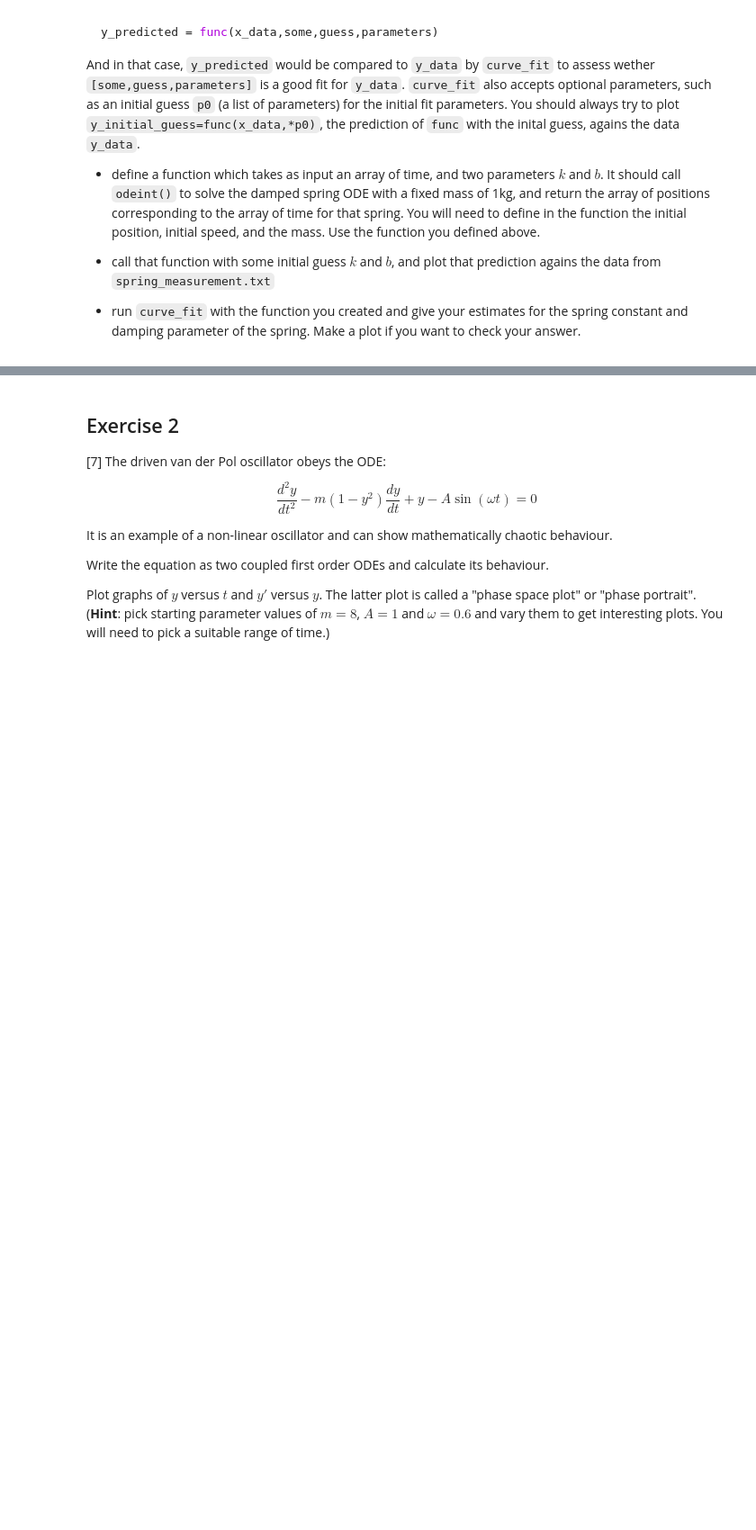
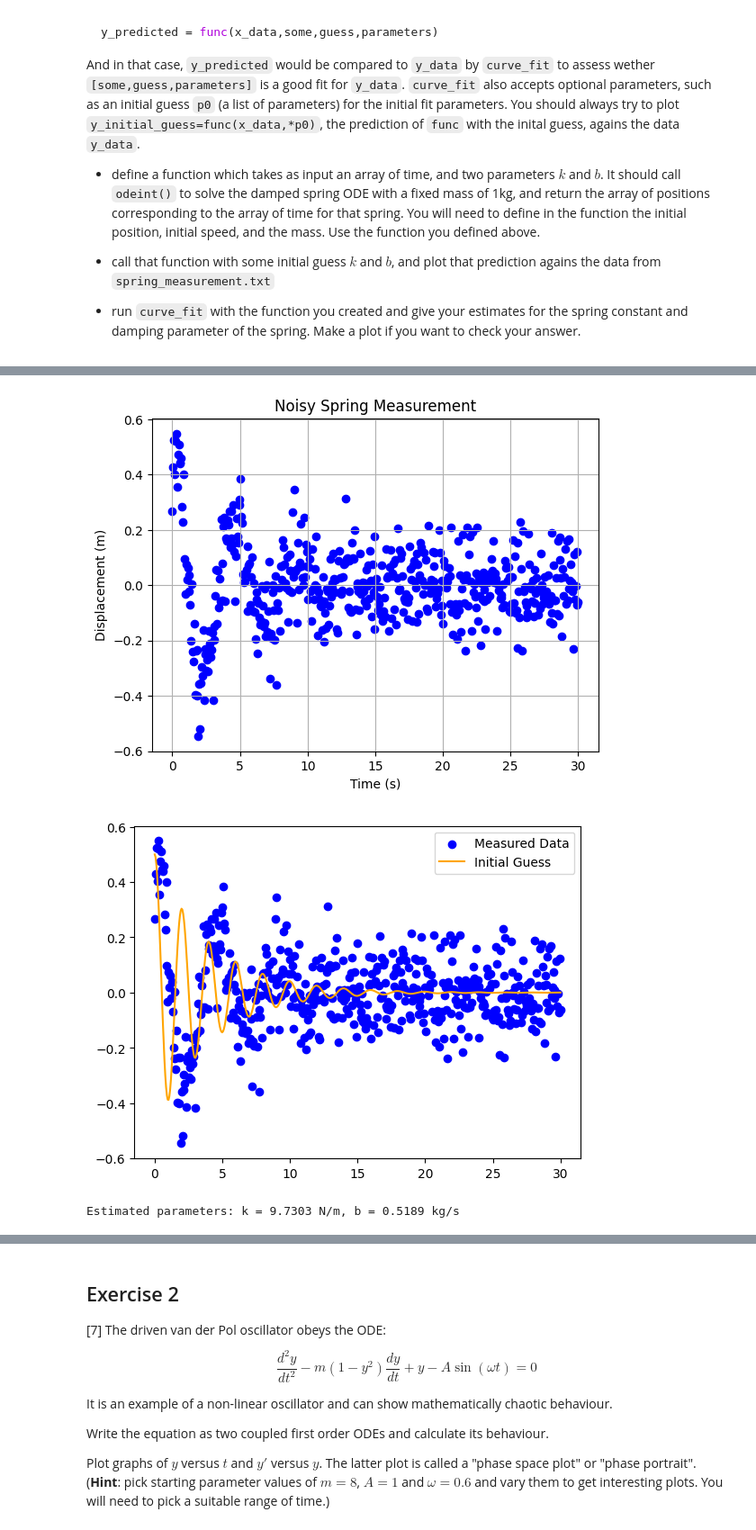
Before and after one commit to PX2145-2025/week-8-b-becca123427, a Jupyter notebook: odes.ipynb, the cells around one changed output, grey strips where cells are left out. Shown at 90% size. Saved outputs shown, nothing was run; the diff lists cells and outputs as text; code cells hidden in the pictures; blank space fills up the shorter version.

```diff
--- a/odes.ipynb
+++ b/odes.ipynb
@@ -330,62 +331,66 @@ And in that case, `y_predicted` would be compared to `y_data` by `curve_fit` to
 - run `curve_fit` with the function you created and give your estimates for the spring constant and damping parameter of the spring. Make a plot if you want to check your answer.
 # %%
 import numpy as np
-import pandas as pd
+# import pandas as pd # pandas is not needed for data loading here
 from scipy.integrate import odeint
 from scipy.optimize import curve_fit
 import matplotlib.pyplot as plt
+! pip install wget
 import wget
 
 url = 'https://raw.githubusercontent.com/PX2134/data/master/week8/spring_measurement.txt'
-spring_measurement = wget.download(url)
+spring_measurement_file = wget.download(url)
 
-# Load the data
-x, y = np.loadtxt(spring_measurement, usecols=(0, 1), unpack=True)
-
-# Load measurement data
-measurement = pd.read_csv('spring_measurement.txt', sep='\t', header=None, names=['Time', 'Displacement'])
+# Load the data using numpy.loadtxt, skipping the header row
+# The file is space-separated, and the first row is a header.
+# np.loadtxt automatically splits columns by whitespace by default.
+data = np.loadtxt(spring_measurement_file, skiprows=1)
+time_data = data[:, 0]
+displacement_data = data[:, 1]
 
 # Plot noisy data
-plt.scatter(measurement['Time'], measurement['Displacement'], label='Measured Data', color='blue')
+plt.scatter(time_data, displacement_data, label='Measured Data', color='blue')
 plt.xlabel('Time (s)')
 plt.ylabel('Displacement (m)')
 plt.title('Noisy Spring Measurement')
 plt.grid(True)
 plt.show()
 
-# Define damped spring ODE solver
-def damped_spring(time, k, b):
-    m = 1.0  # mass in kg
-    y0 = 0.5  # initial displacement
-    v0 = 0.0  # initial velocity
-    yinit = [y0, v0]
+# Define damped spring ODE solver, renamed for clarity
+def damped_spring_model(time_points, k, b):
+    m = 1.0  # mass in kg, fixed as per problem statement
+    y0_init = 0.5  # initial displacement as per problem statement
+    v0_init = 0.0  # initial velocity as per problem statement
+    yinit_ode = [y0_init, v0_init]
 
-    def f(y, t):
-        return [y[1], -(b/m)*y[1] - (k/m)*y[0]]
+    # The derivative function should accept k, m, b as explicit arguments
+    # as per Exercise 1(3) and the prompt for Exercise 1(4).
+    def f_for_odeint(y_vals, t_val, k_param, m_param, b_param):
+        return [y_vals[1], -(k_param/m_param)*y_vals[0] - (b_param/m_param)*y_vals[1]]
 
-    sol = odeint(f, yinit, time)
+    # Pass the parameters k, m, b to odeint via args
+    sol = odeint(f_for_odeint, yinit_ode, time_points, args=(k, m, b))
     return sol[:, 0]
 
 # Initial guess for k and b
 p0 = [10.0, 0.5]
 
 # Plot initial guess
-time = measurement['Time'].values
-y_initial_guess = damped_spring(time, *p0)
-plt.scatter(time, measurement['Displacement'], label='Measured Data', color='blue')
-plt.plot(time, y_initial_guess, label='Initial Guess', color='orange')
+y_initial_guess = damped_spring_model(time_data, *p0)
+plt.scatter(time_data, displacement_data, label='Measured Data', color='blue')
+plt.plot(time_data, y_initial_guess, label='Initial Guess', color='orange')
 plt.legend()
 plt.show()
 
 # Fit using curve_fit
-popt, pcov = curve_fit(damped_spring, time, measurement['Displacement'].values, p0=p0)
+popt, pcov = curve_fit(damped_spring_model, time_data, displacement_data, p0=p0)
 k_fit, b_fit = popt
 print(f"Estimated parameters: k = {k_fit:.4f} N/m, b = {b_fit:.4f} kg/s")
 
 # Plot fitted curve
-y_fitted = damped_spring(time, k_fit, b_fit)
-plt.scatter(time, measurement['Displacement'], label='Measured Data', color='blue')
-plt.plot(time, y_fitted, label=f'Fitted Curve (k={k_fit:.3f}, b={b_fit:.3f})', color='green')
+y_fitted = damped_spring_model(time_data, k_fit, b_fit)
+plt.scatter(time_data, displacement_data, label='Measured Data', color='blue')
+plt.plot(time_data, y_fitted, label=f'Fitted Curve (k={k_fit:.3f}, b={b_fit:.3f})', color='green')
 plt.legend()
 plt.show()
 # %% [output]
@@ -392,0 +398,3 @@ ModuleNotFoundError: No module named 'wget'
+[figure, added]
+[figure, added]
+Estimated parameters: k = 9.7303 N/m, b = 0.5189 kg/s
```
Also changed, not shown: parts of 3 cells of this notebook.
